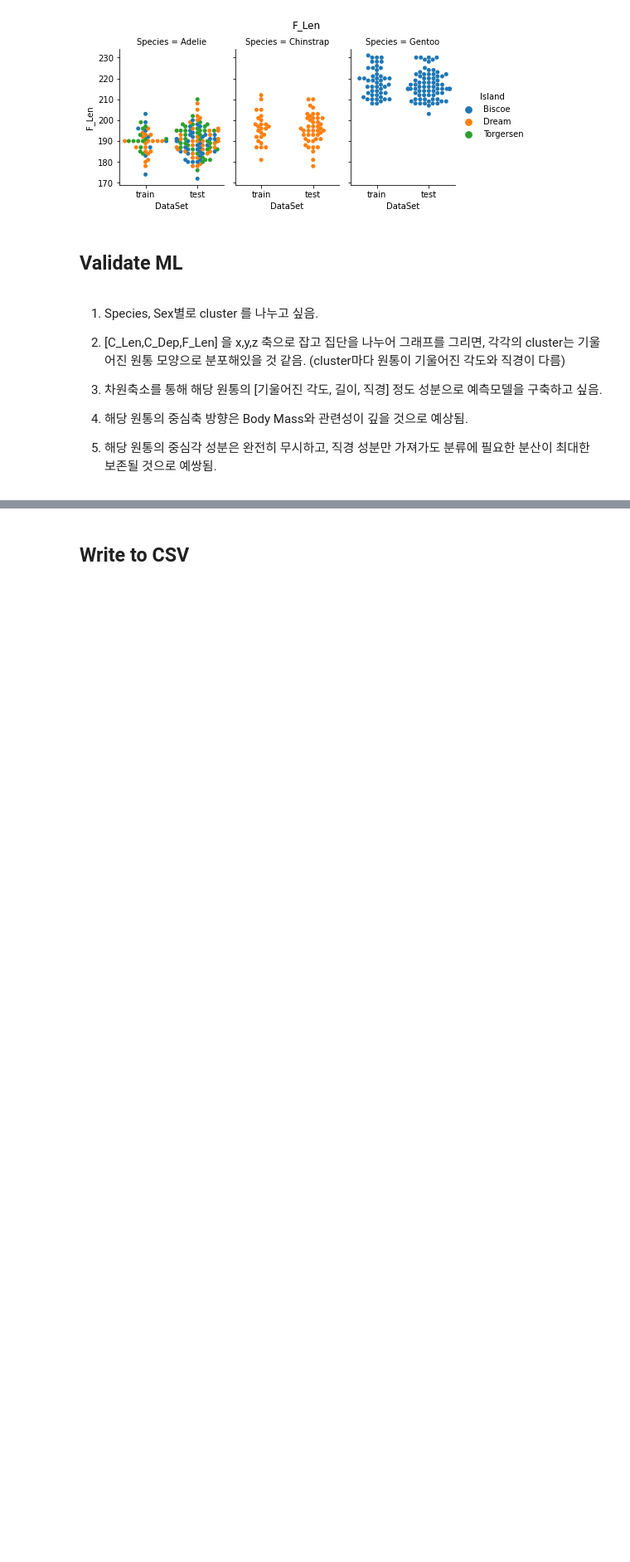
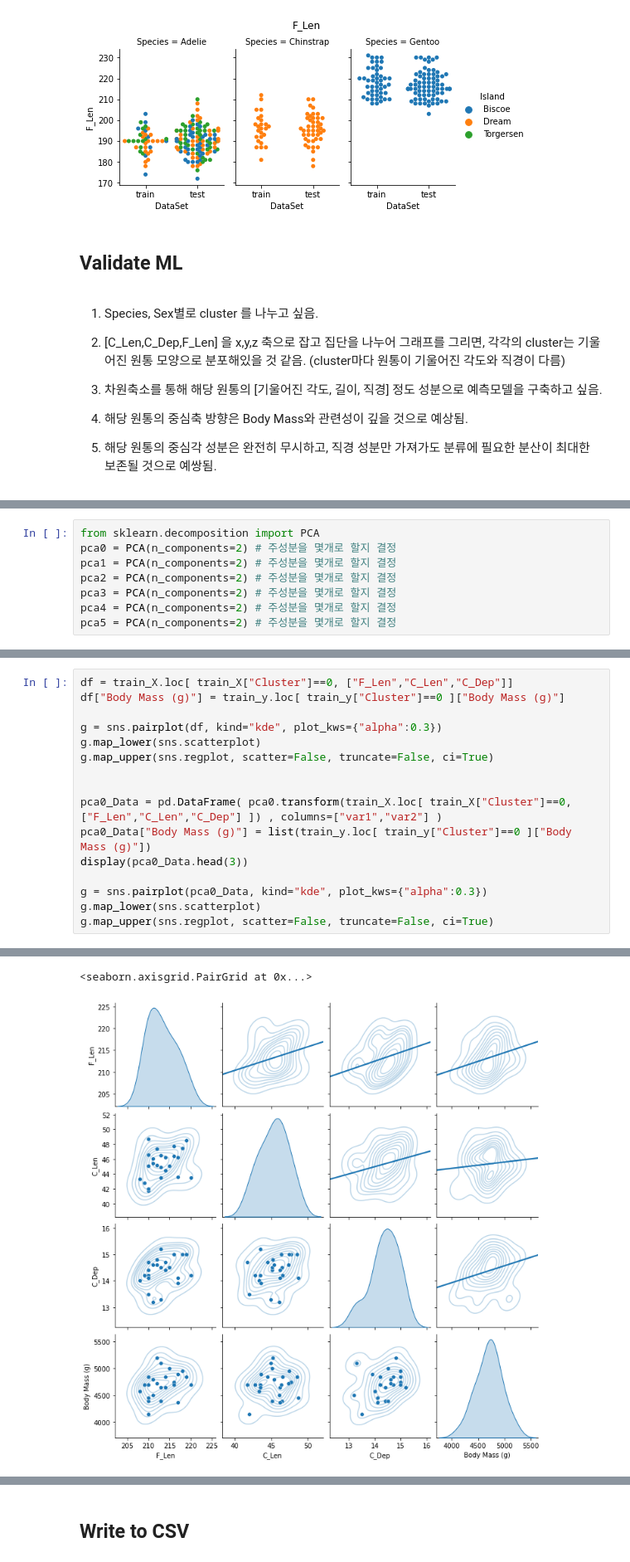
Before and after one commit to E-EE-E/MachineLearning-Study, a Jupyter notebook: Penguin_Weight/wbpark/wbpark_main.ipynb, the cells around one changed output, grey strips where cells are left out. Shown at 83% size. Drawn from its saved outputs; the diff is of its cells as text; blank space fills up the shorter version.

```diff
--- a/Penguin_Weight/wbpark/wbpark_main.ipynb
+++ b/Penguin_Weight/wbpark/wbpark_main.ipynb
@@ -336,0 +443,8 @@ cat(total_df,"F_Len", hue_Data = "Island")
+# %%
+from sklearn.decomposition import PCA
+pca0 = PCA(n_components=2) # 주성분을 몇개로 할지 결정
+pca1 = PCA(n_components=2) # 주성분을 몇개로 할지 결정
+pca2 = PCA(n_components=2) # 주성분을 몇개로 할지 결정
+pca3 = PCA(n_components=2) # 주성분을 몇개로 할지 결정
+pca4 = PCA(n_components=2) # 주성분을 몇개로 할지 결정
+pca5 = PCA(n_components=2) # 주성분을 몇개로 할지 결정
@@ -336,0 +504,17 @@ cat(total_df,"F_Len", hue_Data = "Island")
+# %%
+df = train_X.loc[ train_X["Cluster"]==0, ["F_Len","C_Len","C_Dep"]]
+df["Body Mass (g)"] = train_y.loc[ train_y["Cluster"]==0 ]["Body Mass (g)"]
+
+g = sns.pairplot(df, kind="kde", plot_kws={"alpha":0.3})
+g.map_lower(sns.scatterplot)
+g.map_upper(sns.regplot, scatter=False, truncate=False, ci=True)
+
+
+pca0_Data = pd.DataFrame( pca0.transform(train_X.loc[ train_X["Cluster"]==0, ["F_Len","C_Len","C_Dep"] ]) , columns=["var1","var2"] )
+pca0_Data["Body Mass (g)"] = list(train_y.loc[ train_y["Cluster"]==0 ]["Body Mass (g)"])
+display(pca0_Data.head(3))
+
+g = sns.pairplot(pca0_Data, kind="kde", plot_kws={"alpha":0.3})
+g.map_lower(sns.scatterplot)
+g.map_upper(sns.regplot, scatter=False, truncate=False, ci=True)
+# %% [output]
@@ -336,0 +525,2 @@ cat(total_df,"F_Len", hue_Data = "Island")
+<seaborn.axisgrid.PairGrid at 0x...>
+[figure, added]
```
Also changed, not shown: parts of 12 cells of this notebook.
